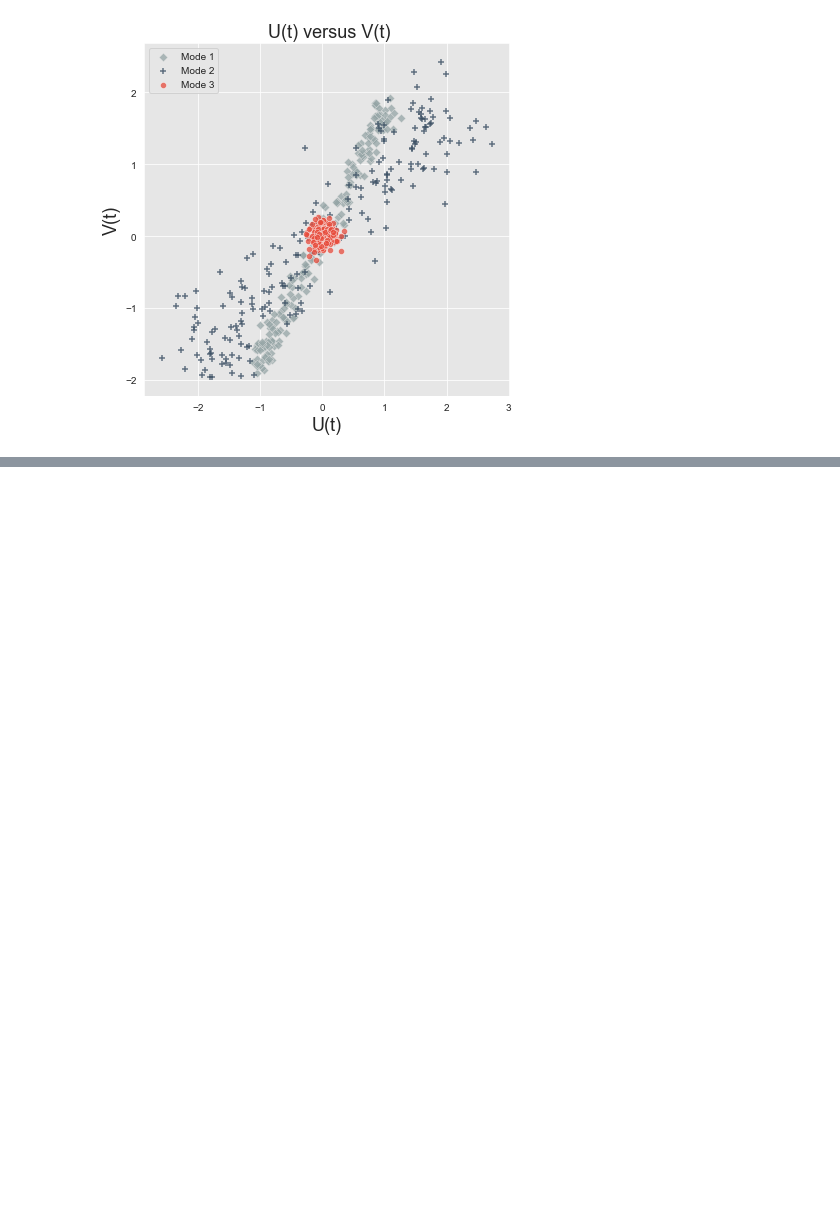
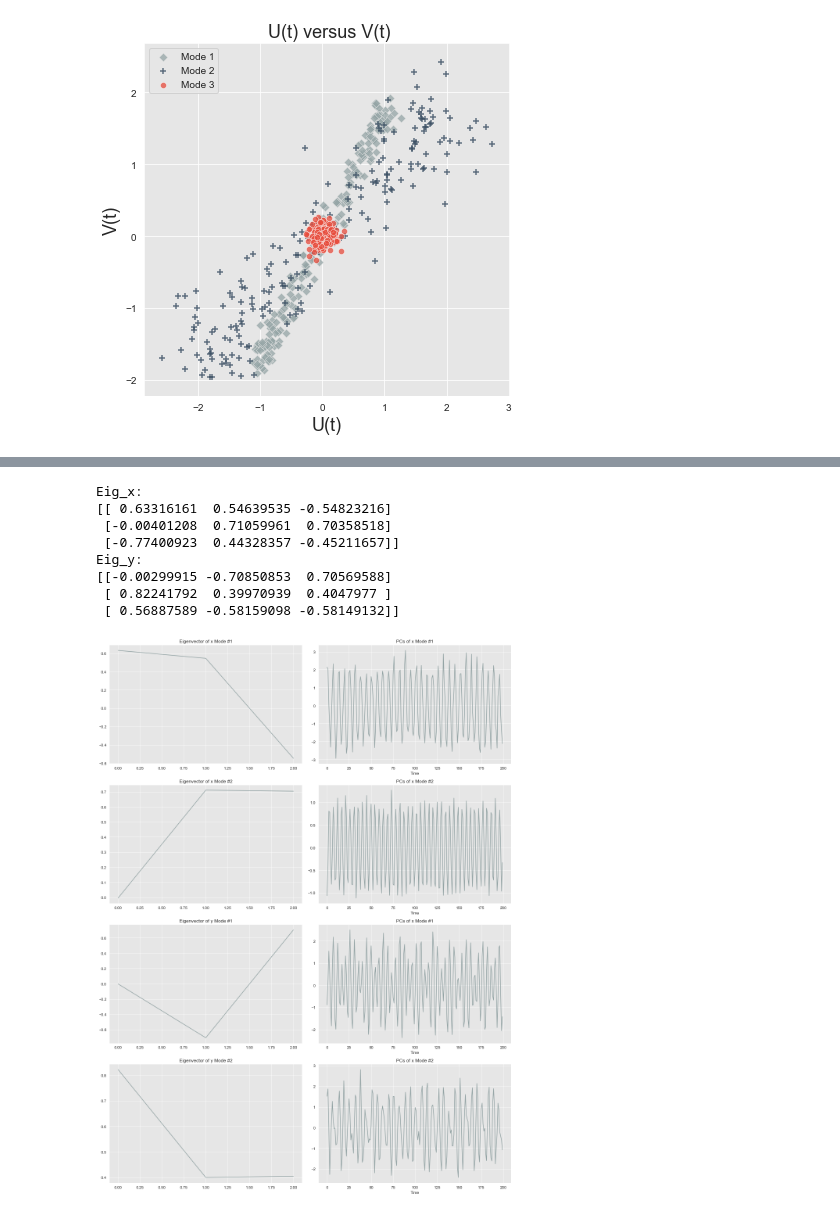
Before and after one commit to Pearl-Ayem/Geoscientific-Data-Science-and-Empirical-Modeling, a Jupyter notebook: Assignment_2/Assn2.ipynb, the cells around one changed output, grey strips where cells are left out. Drawn from its saved outputs; the diff is of its cells as text; code cells hidden in the pictures; blank space fills up the shorter version.

```diff
--- a/Assignment_2/Assn2.ipynb
+++ b/Assignment_2/Assn2.ipynb
@@ -401,0 +404,49 @@ plt.show()
+# %%
+n = 2
+
+plt.figure(figsize=(15,10*n))
+for kk in range(n):
+
+    plt.subplot(2*n,2,kk*2+1)
+    plt.plot(eigvecs_x[kk,:])
+    plt.title('Eigenvector of x Mode #' + str(kk+1))
+
+
+    plt.subplot(2*n,2,(kk+1)*2)
+    plt.plot(PCs_x[:,kk])
+    plt.title('PCs of x Mode #' + str(kk+1))
+    plt.xlabel('Time')
+
+    plt.subplot(2*n,2,kk*2+5)
+    plt.plot(eigvecs_y[kk,:])
+    plt.title('Eigenvector of y Mode #' + str(kk+1))
+
+    plt.subplot(2*n,2,kk*2+6)
+    plt.plot(PCs_y[:,kk])
+    plt.title('PCs of x Mode #' + str(kk+1))
+    plt.xlabel('Time')
+
+    plt.tight_layout()
+
+print('Eig_x: ')
+print(eigvecs_x)
+print('Eig_y: ')
+print(eigvecs_y)
+
+EXM1=eigvecs_x[0]
+EXM2=eigvecs_x[1]
+EXM3=eigvecs_x[2]
+
+EYM1=eigvecs_y[0]
+EYM2=eigvecs_y[1]
+EYM3=eigvecs_y[2]
+# %% [output]
+Eig_x:
+[[ 0.63316161  0.54639535 -0.54823216]
+ [-0.00401208  0.71059961  0.70358518]
+ [-0.77400923  0.44328357 -0.45211657]]
+Eig_y:
+[[-0.00299915 -0.70850853  0.70569588]
+ [ 0.82241792  0.39970939  0.4047977 ]
+ [ 0.56887589 -0.58159098 -0.58149132]]
+[figure, added]
```
Also changed, not shown: parts of 13 cells of this notebook.
